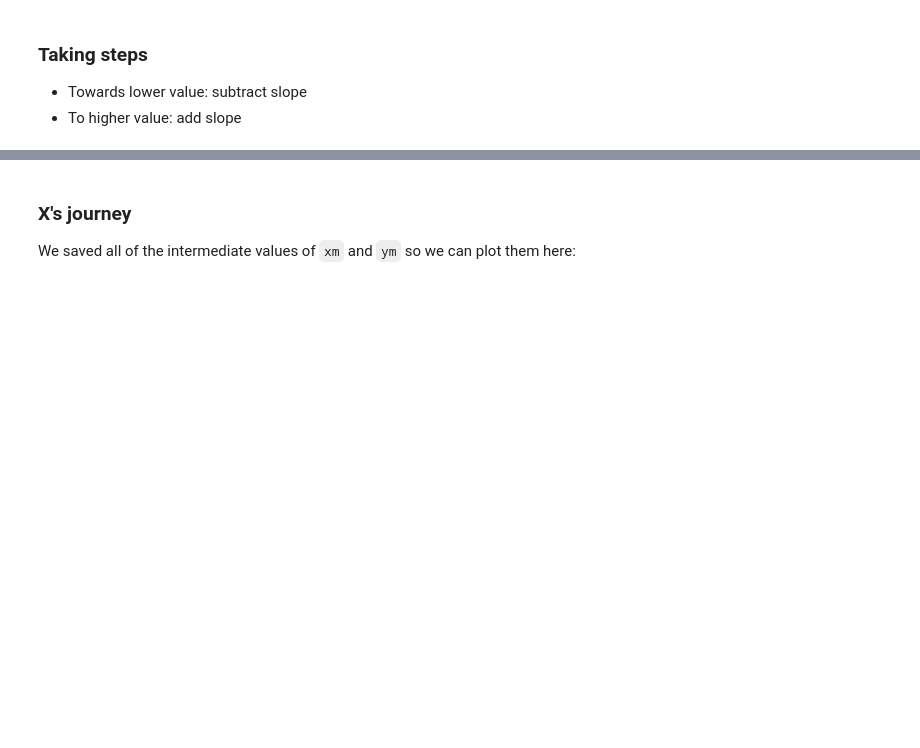
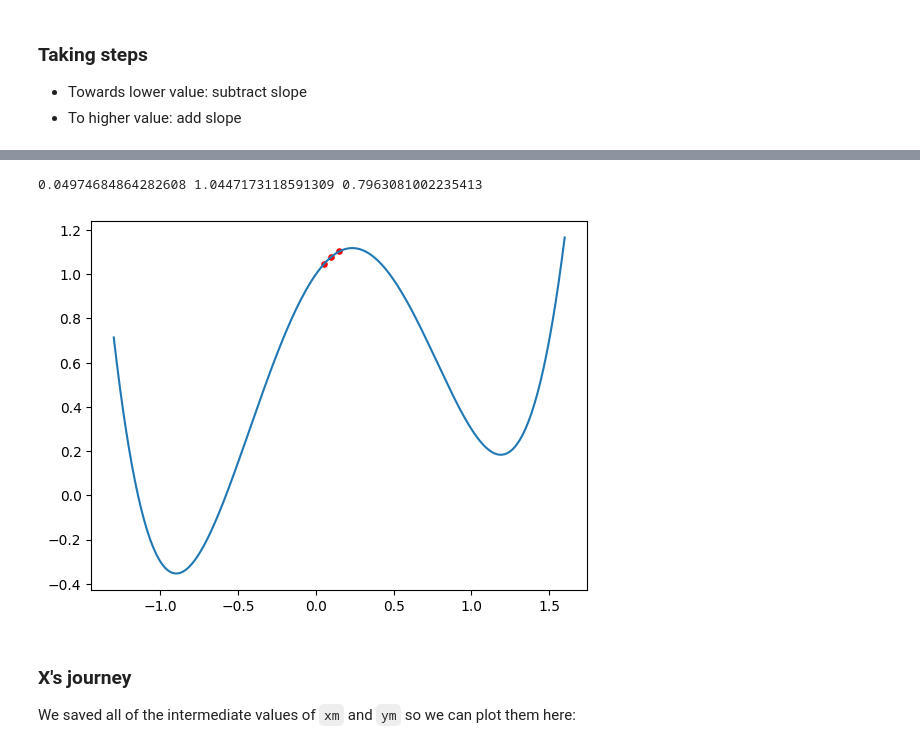
Before and after one commit to machineLearn-xuan/WK12, a Jupyter notebook: WK12.ipynb, the cells around one changed output, grey strips where cells are left out. Saved outputs shown, nothing was run; the diff lists cells and outputs as text; code cells hidden in the pictures; blank space fills up the shorter version.

```diff
--- a/WK12.ipynb
+++ b/WK12.ipynb
@@ -154,3 +164,23 @@ plt.show()
+# %%
+# TODO: more steps
+
+xm = xm - 0.15 * xm.grad * 0.5
+xm.retain_grad()
+
+ym = peaks(xm)
+ym.backward()
+
+xs.append(xm.item())
+ys.append(ym.item())
+
+print(xm.item(), ym.item(), xm.grad.item())
+
+plt.plot(x, y)
+plt.scatter(xs, ys, marker='o', s=14, c='r')
+plt.show()
+# %% [output]
+0.04974684864282608 1.0447173118591309 0.7963081002235413
+[figure, added]
 # %% [markdown]
 ### X's journey
 
```
Also changed, not shown: parts of 17 cells of this notebook, 1 other file.
